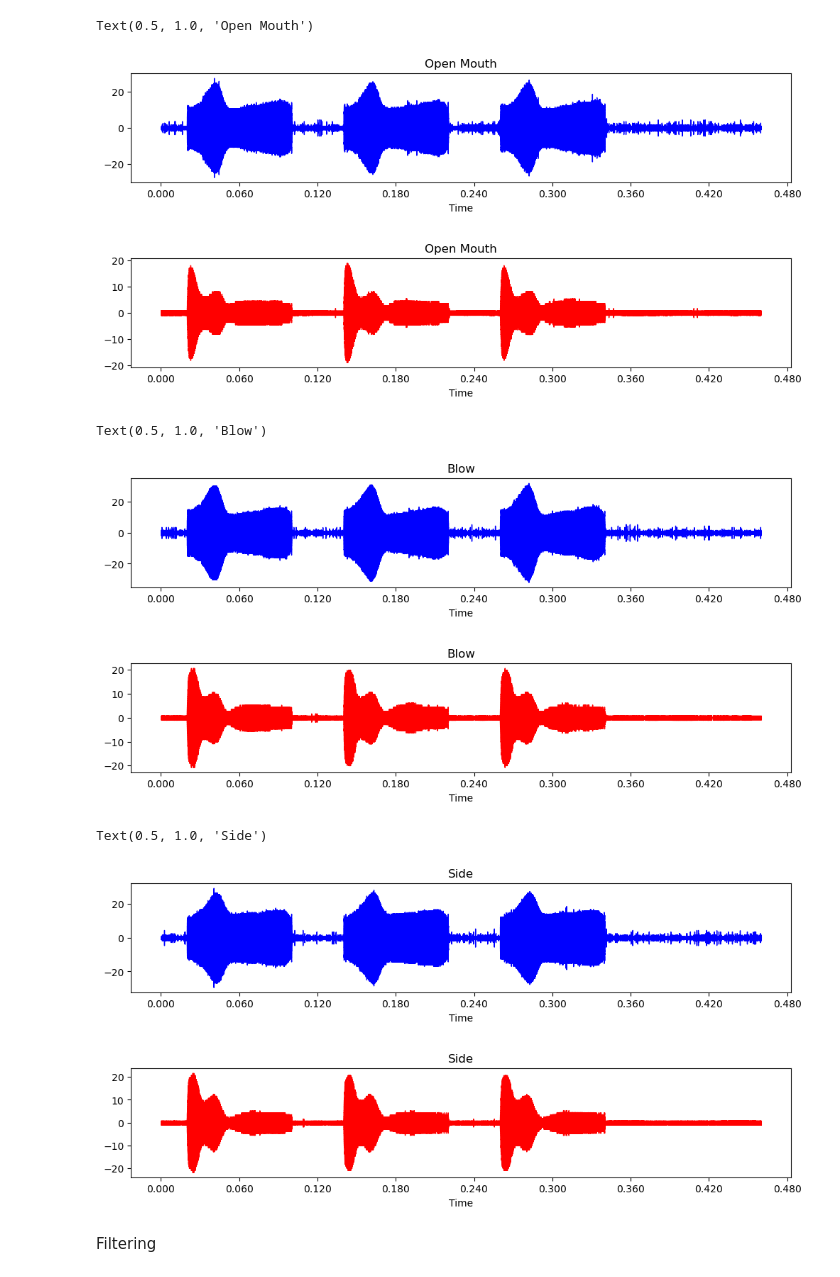
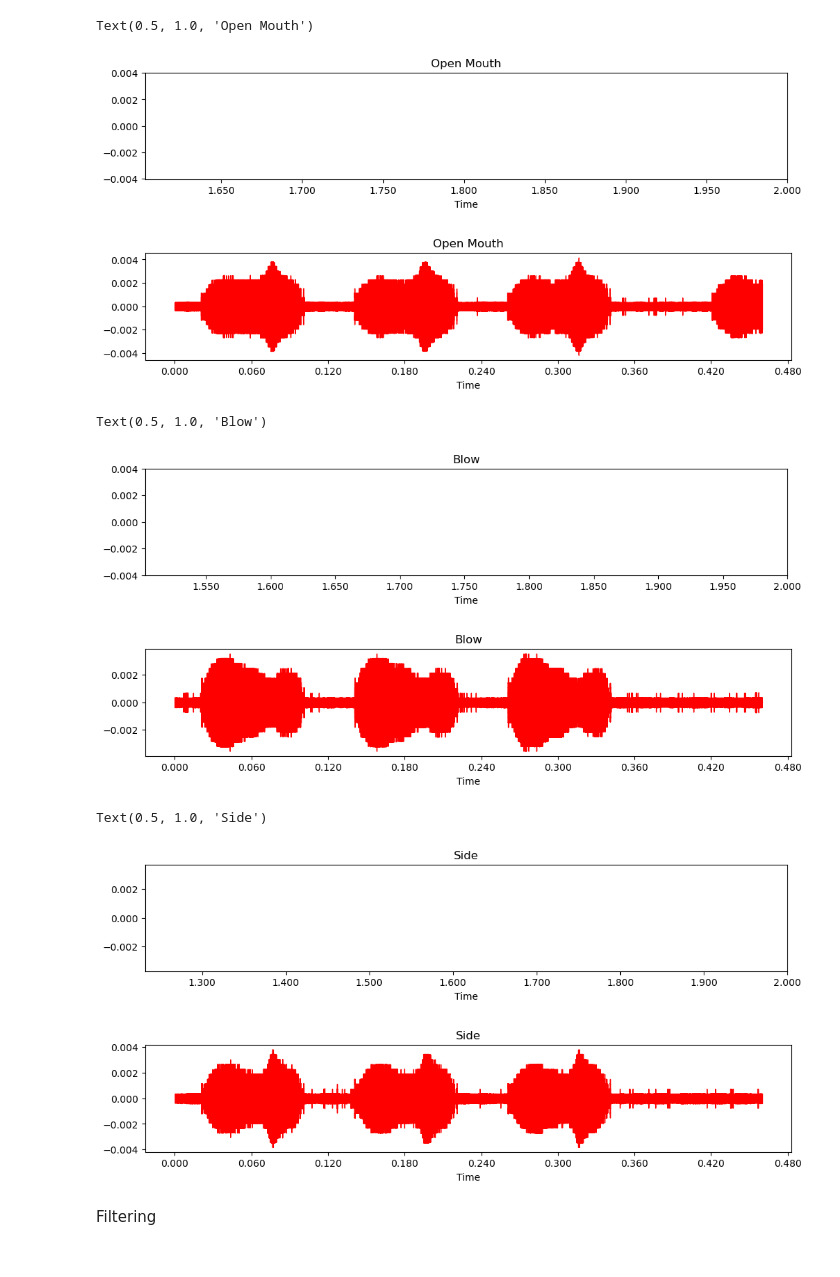
Before and after one commit to SaadiaJameel/ear-echo, a Jupyter notebook: Ear_Echo/Signal Analyzing.ipynb, the cells around one changed output. Saved outputs shown, nothing was run; the diff lists cells and outputs as text; code cells hidden in the pictures.

```diff
--- a/Ear_Echo/Signal Analyzing.ipynb
+++ b/Ear_Echo/Signal Analyzing.ipynb
@@ -149,17 +125,17 @@ def Phase_lag_xcc(A,B,sampling_rate):
 
     return(recovered_time_shift*(1/1000)*(np.pi*2*omega))
 # %%
-F_min = 16000 # 16KHz
-F_max = 22000 # 20KHz
-sampling_rate = 100000 # 384KHz
-Fs = 100000  # 200KHz
+F_min = 18000 # 16KHz
+F_max = 24000 # 20KHz
+sampling_rate = 200000 # 384KHz
+Fs = 200000  # 200KHz
 FMCW_duration = 0.08
 silent_duration = 0.02
 # %%
 #def normalize(x):
    # return(x)
 # %%
-sound,sr = librosa.load("TR Type 1_filtered.wav",sr=sampling_rate)
+sound,sr = librosa.load("TR 18-24_filtered.wav",sr=sampling_rate)
 # %%
 Tr_chirp =normalize([sound[:int(0.4*sampling_rate)]])[0]
 # %%
@@ -203,10 +198,10 @@ Text(0.5, 1.0, 'Transmitted (Interferance)')
 # %%
-Tes_no = "1"
-ref_A0d , ref_B0d = get_data("Data\Exp 1\Ref")
+Tes_no = "0"
+ref_A0d , ref_B0d = get_data("Data_(18-24)\Test 0\Ref")
 
-Ref_A_1_d,Ref_B_1_d = get_data("Data\Exp "+Tes_no+"\Ref")
-Relax_Ad,Relax_Bd = get_data("Data\Exp "+Tes_no+"\Close")
-OpM_Ad,OpM_Bd = get_data("Data\Exp "+Tes_no+"\Open")
-Blow_Ad,Blow_Bd = get_data("Data\Exp "+Tes_no+"\Lagh")
-Side_Ad , Side_Bd = get_data("Data\Exp "+Tes_no+"\Side")
+Ref_A_1_d,Ref_B_1_d = get_data("Data_(18-24)\Test "+Tes_no+"\Ref")
+Relax_Ad,Relax_Bd = get_data("Data_(18-24)\Test "+Tes_no+"\Close")
+OpM_Ad,OpM_Bd = get_data("Data_(18-24)\Test "+Tes_no+"\Open")
+Blow_Ad,Blow_Bd = get_data("Data_(18-24)\Test "+Tes_no+"\Lagh")
+Side_Ad , Side_Bd = get_data("Data_(18-24)\Test "+Tes_no+"\Side")
 #umpa,lumpa = get_data("Test 9\Open\Open_")
@@ -253,12 +245,11 @@ Text(0.5, 1.0, 'No expression')
 # %%
-ind = segment_chirp(OpM_Ad,Fs,thresh= 0.0011,delay=1)
-OpM_A = ([OpM_Ad])[0][ind[0]:ind[1]]
-OpM_B = ([OpM_Bd])[0][ind[0]:ind[1]]
+OpM_A = normalize([OpM_Ad])[0][int(Fs*1.583):int(Fs*(1.583+0.46))]
+OpM_B = normalize([OpM_Bd])[0][int(Fs*1.583):int(Fs*(1.583+0.46))]
 
 plt.figure(figsize=(12,2))
 librosa.display.waveshow(OpM_A,sr=Fs,color="blue")
 plt.title("Open Mouth")
-#plt.xlim((1.102,2))
+plt.xlim((1.603,2))
 
 plt.figure(figsize=(12,2))
 librosa.display.waveshow(OpM_B,sr=Fs,color="red")
@@ -266,17 +257,16 @@ plt.title("Open Mouth")
 #plt.xlim((2.29,3))
 # %% [output]
 Text(0.5, 1.0, 'Open Mouth')
-[figure, old version]
+[figure, new version]
-[figure, old version]
+[figure, new version]
 # %%
-ind = segment_chirp(Blow_Ad,Fs,delay=0.5)
-Blow_A = ([Blow_Ad])[0][ind[0]:ind[1]]
-Blow_B = ([Blow_Bd])[0][ind[0]:ind[1]]
+Blow_A = normalize([Blow_Ad])[0][int(Fs*1.483):int(Fs*(1.483+0.46))]
+Blow_B = normalize([Blow_Bd])[0][int(Fs*1.483):int(Fs*(1.483+0.46))]
 
 plt.figure(figsize=(12,2))
 librosa.display.waveshow(Blow_A,sr=Fs,color="blue")
 plt.title("Blow")
-#plt.xlim((1.227,2))
+plt.xlim((1.503,2))
 
 plt.figure(figsize=(12,2))
 librosa.display.waveshow(Blow_B,sr=Fs,color="red")
@@ -284,26 +274,25 @@ plt.title("Blow")
 #plt.xlim((0.49,0.89))
 # %% [output]
 Text(0.5, 1.0, 'Blow')
-[figure, old version]
+[figure, new version]
-[figure, old version]
+[figure, new version]
 # %%
-ind = segment_chirp(Side_Ad,Fs,delay=0.6)
-Side_A = ([Side_Ad])[0][ind[0]:ind[1]]
-Side_B = ([Side_Bd])[0][ind[0]:ind[1]]
+Side_A = normalize([Side_Ad])[0][int(Fs*1.212):int(Fs*(1.212+0.46))]
+Side_B = normalize([Side_Bd])[0][int(Fs*1.212):int(Fs*(1.212+0.46))]
 
 plt.figure(figsize=(12,2))
 librosa.display.waveshow(Side_A,sr=Fs,color="blue")
 plt.title("Side")
-#plt.xlim((1.219,2))
+plt.xlim((1.232,2))
 
 plt.figure(figsize=(12,2))
 librosa.display.waveshow(Side_B,sr=Fs,color="red")
 plt.title("Side")
 #plt.xlim((0.49,0.89))
 # %% [output]
 Text(0.5, 1.0, 'Side')
-[figure, old version]
+[figure, new version]
-[figure, old version]
+[figure, new version]
 # %%
 def Additionally_average(data_set,fs):
     fs = int(fs)
```
Also changed, not shown: parts of 18 cells of this notebook.
